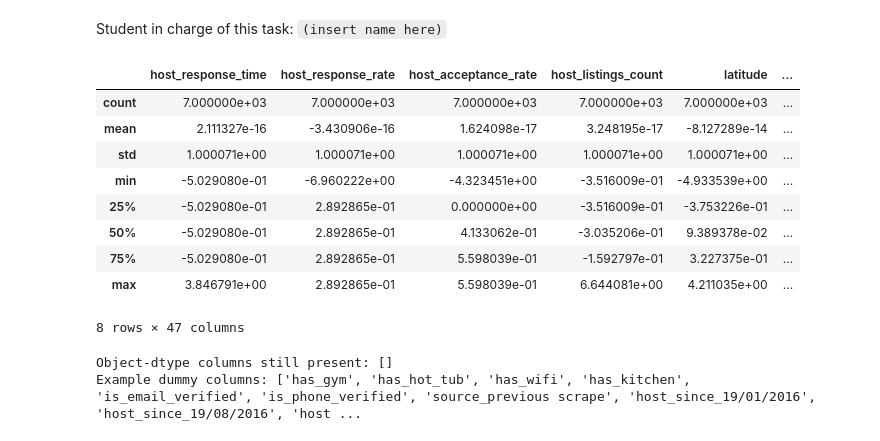
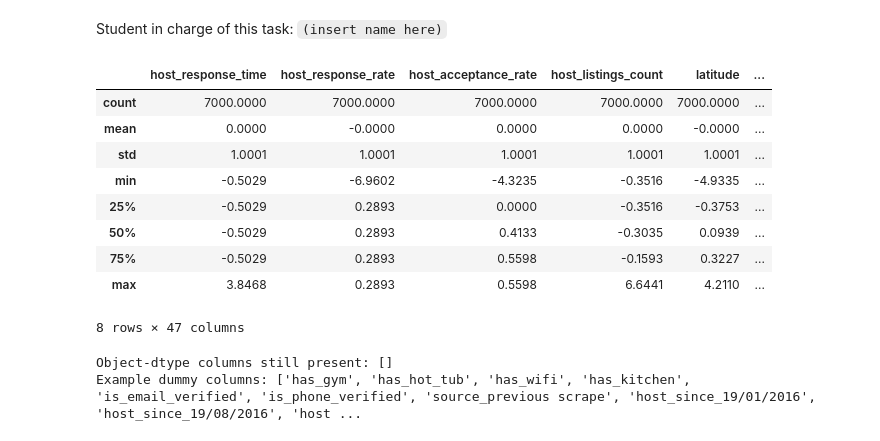
Before and after one commit to MustafaKhan7/BUSA3020_Project, a Jupyter notebook: Group-Project-S1-2025_BestScore.ipynb, the cells around one changed output. Saved outputs shown, nothing was run; the diff lists cells and outputs as text; code cells hidden in the pictures.

```diff
--- a/Group-Project-S1-2025_BestScore.ipynb
+++ b/Group-Project-S1-2025_BestScore.ipynb
@@ -491,19 +491,25 @@ Student in charge of this task: `(insert name here)`
 # %%
 #Task 3 code here
 import matplotlib.pyplot as plt
 import seaborn as sns
 
-train.describe()
+#Copy of dataframe for EDA
+train_eda = train.copy()
+
+#Inverse Log of price to undertake EDA
+train_eda['price'] = np.exp(train_eda['price'])
+pd.set_option('display.float_format', '{:.4f}'.format)
+train_eda.describe()
 # %% [output]
 |  | host_response_time | host_response_rate | host_acceptance_rate | host_listings_count | latitude | ... |
-| count | 7.000000e+03 | 7.000000e+03 | 7.000000e+03 | 7.000000e+03 | 7.000000e+03 | ... |
-| mean | 2.111327e-16 | -3.430906e-16 | 1.624098e-17 | 3.248195e-17 | -8.127289e-14 | ... |
-| std | 1.000071e+00 | 1.000071e+00 | 1.000071e+00 | 1.000071e+00 | 1.000071e+00 | ... |
-| min | -5.029080e-01 | -6.960222e+00 | -4.323451e+00 | -3.516009e-01 | -4.933539e+00 | ... |
-| 25% | -5.029080e-01 | 2.892865e-01 | 0.000000e+00 | -3.516009e-01 | -3.753226e-01 | ... |
-| 50% | -5.029080e-01 | 2.892865e-01 | 4.133062e-01 | -3.035206e-01 | 9.389378e-02 | ... |
-| 75% | -5.029080e-01 | 2.892865e-01 | 5.598039e-01 | -1.592797e-01 | 3.227375e-01 | ... |
-| max | 3.846791e+00 | 2.892865e-01 | 5.598039e-01 | 6.644081e+00 | 4.211035e+00 | ... |
+| count | 7000.0000 | 7000.0000 | 7000.0000 | 7000.0000 | 7000.0000 | ... |
+| mean | 0.0000 | -0.0000 | 0.0000 | 0.0000 | -0.0000 | ... |
+| std | 1.0001 | 1.0001 | 1.0001 | 1.0001 | 1.0001 | ... |
+| min | -0.5029 | -6.9602 | -4.3235 | -0.3516 | -4.9335 | ... |
+| 25% | -0.5029 | 0.2893 | 0.0000 | -0.3516 | -0.3753 | ... |
+| 50% | -0.5029 | 0.2893 | 0.4133 | -0.3035 | 0.0939 | ... |
+| 75% | -0.5029 | 0.2893 | 0.5598 | -0.1593 | 0.3227 | ... |
+| max | 3.8468 | 0.2893 | 0.5598 | 6.6441 | 4.2110 | ... |
 8 rows × 47 columns
 # %%
 #quick checks checks ot see if object type variables still remain; should be zero
```
Also changed, not shown: parts of 1 cell of this notebook.
